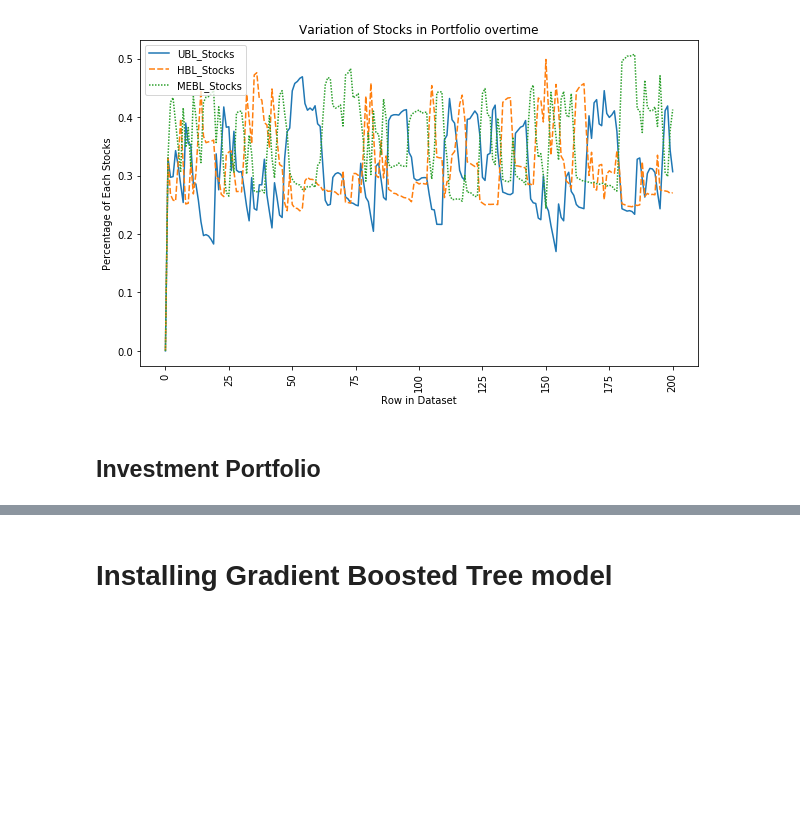
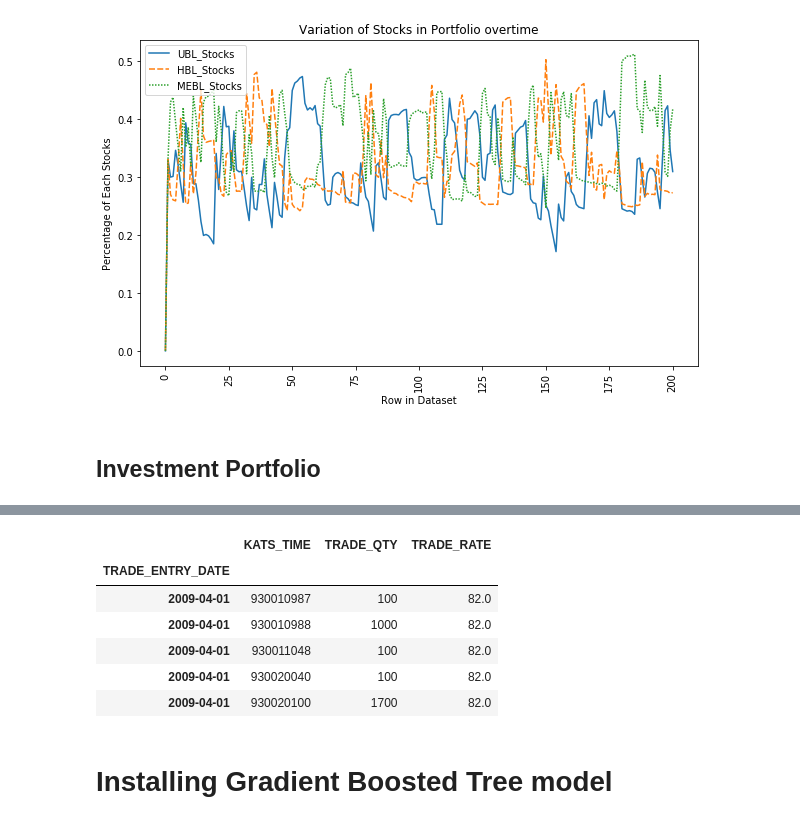
Before and after one commit to Syed-Sherjeel/PSX_Trading_Bot, a Jupyter notebook: Project_file.ipynb, the cells around one changed output, grey strips where cells are left out. Drawn from its saved outputs; the diff is of its cells as text; code cells hidden in the pictures; blank space fills up the shorter version.

```diff
--- a/Project_file.ipynb
+++ b/Project_file.ipynb
@@ -525,3 +582,14 @@ X,nS1/total_shares,nS2/total_shares,nS3/total_shares
+# %%
+df=pd.read_csv('Modified_ATRL.csv',index_col='TRADE_ENTRY_DATE',parse_dates=True)
+df.head()
+# %% [output]
+|  | KATS_TIME | TRADE_QTY | TRADE_RATE |
+| TRADE_ENTRY_DATE |  |  |  |
+| 2009-04-01 | 930010987 | 100 | 82.0 |
+| 2009-04-01 | 930010988 | 1000 | 82.0 |
+| 2009-04-01 | 930011048 | 100 | 82.0 |
+| 2009-04-01 | 930020040 | 100 | 82.0 |
+| 2009-04-01 | 930020100 | 1700 | 82.0 |
 # %% [markdown]
 # Installing Gradient Boosted Tree model
 # %%
```
Also changed, not shown: parts of 28 cells of this notebook, 2 other files.
